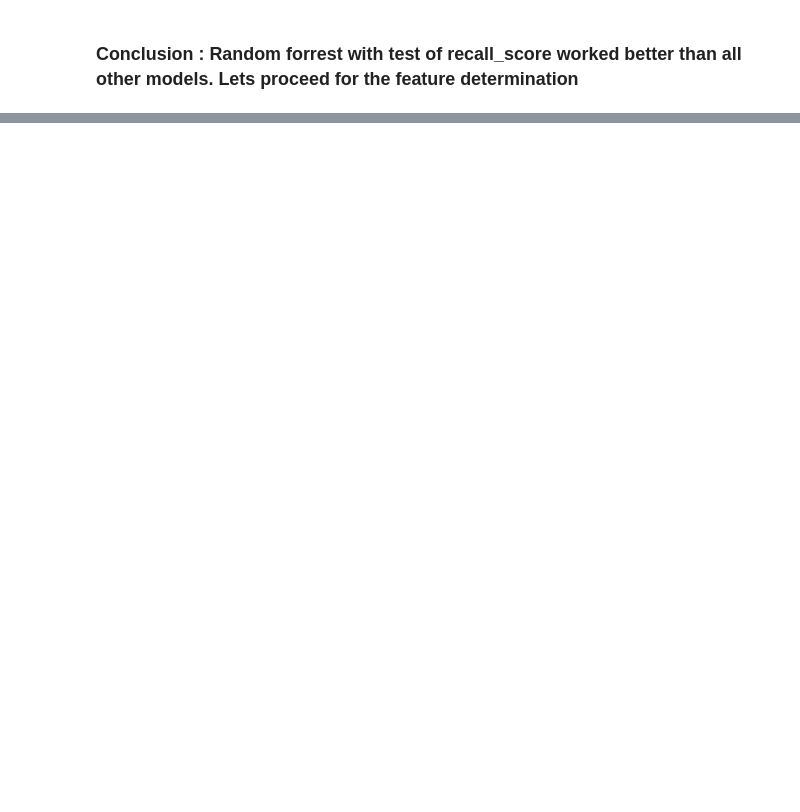
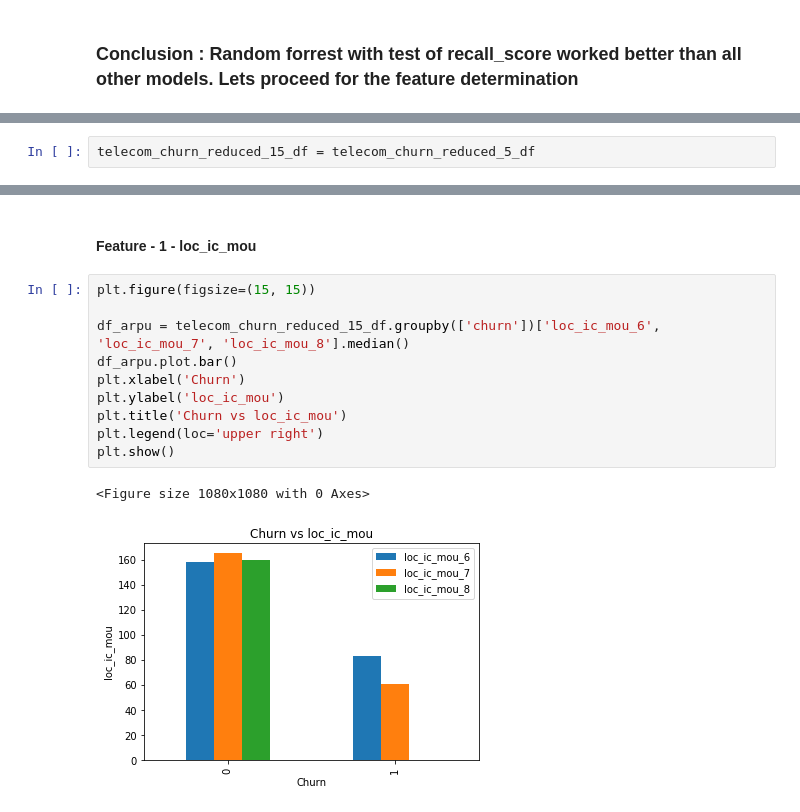
Before and after one commit to murthy605/TelecomChurn, a Jupyter notebook: Hari_Krishna_TelecomChurnCaseStudy.ipynb, the cells around one changed output, grey strips where cells are left out. Saved outputs shown, nothing was run; the diff lists cells and outputs as text; blank space fills up the shorter version.

```diff
--- a/Hari_Krishna_TelecomChurnCaseStudy.ipynb
+++ b/Hari_Krishna_TelecomChurnCaseStudy.ipynb
@@ -1492,0 +1497,2 @@ list(islice(dic.items(), 30))
+# %%
+telecom_churn_reduced_15_df = telecom_churn_reduced_5_df
@@ -1492,0 +1508,15 @@ list(islice(dic.items(), 30))
+# %% [markdown]
+#### Feature - 1 - loc_ic_mou
+# %%
+plt.figure(figsize=(15, 15))
+
+df_arpu = telecom_churn_reduced_15_df.groupby(['churn'])['loc_ic_mou_6', 'loc_ic_mou_7', 'loc_ic_mou_8'].median()
+df_arpu.plot.bar()
+plt.xlabel('Churn')
+plt.ylabel('loc_ic_mou')
+plt.title('Churn vs loc_ic_mou')
+plt.legend(loc='upper right')
+plt.show()
+# %% [output]
+<Figure size 1080x1080 with 0 Axes>
+[figure, added]
```
Also changed, not shown: parts of 41 cells of this notebook.
